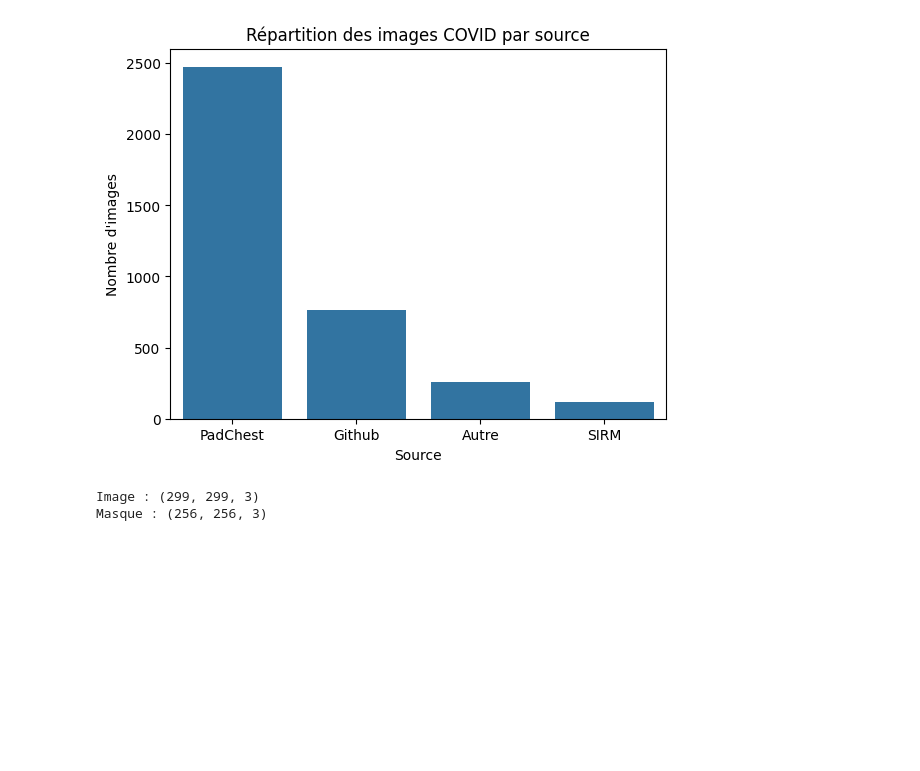
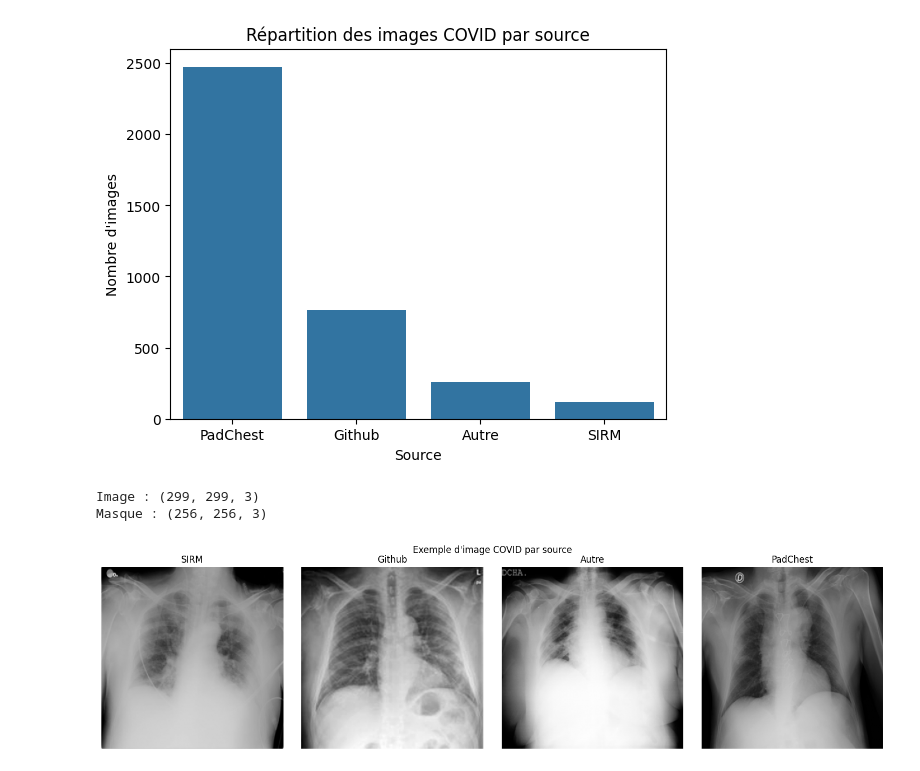
Before and after one commit to cyrilmarat/Liora_Covid, a Jupyter notebook: notebooks/exploration/1.0-maxime-exploration.ipynb, the cells around one changed output. Saved outputs shown, nothing was run; the diff lists cells and outputs as text; code cells hidden in the pictures; blank space fills up the shorter version.

Commit message:
exploration distribution pixels et luminosité par source COVID

```diff
--- a/notebooks/exploration/1.0-maxime-exploration.ipynb
+++ b/notebooks/exploration/1.0-maxime-exploration.ipynb
@@ -78,3 +78,34 @@ print("Masque :", mask.shape)
 # %% [output]
 Image : (299, 299, 3)
 Masque : (256, 256, 3)
+# %%
+def get_source(url):
+    if 'sirm' in str(url): return 'SIRM'
+    elif 'github' in str(url): return 'Github'
+    elif 'kaggle' in str(url): return 'Kaggle'
+    elif 'padchest' in str(url) or 'bimcv' in str(url): return 'PadChest'
+    elif 'figshare' in str(url): return 'Figshare'
+    else: return 'Autre'
+
+covid['source'] = covid['URL'].apply(get_source)
+# %%
+import cv2
+
+base_path = r"C:\Users\Maxime\Desktop\Projet COVID19\COVID-19_Radiography_Dataset"
+sources = covid['source'].unique()
+
+fig, axes = plt.subplots(1, len(sources), figsize=(15, 4))
+
+for i, source in enumerate(sources):
+    fichier = covid[covid['source'] == source]['FILE NAME'].iloc[0]
+    img_path = base_path + r"\COVID\images\\" + fichier + ".png"
+    img = cv2.imread(img_path, cv2.IMREAD_GRAYSCALE)
+    axes[i].imshow(img, cmap='gray')
+    axes[i].set_title(source)
+    axes[i].axis('off')
+
+plt.suptitle("Exemple d'image COVID par source")
+plt.tight_layout()
+plt.show()
+# %% [output]
+[figure, added]
```
Also changed, not shown: parts of 4 cells of this notebook.
